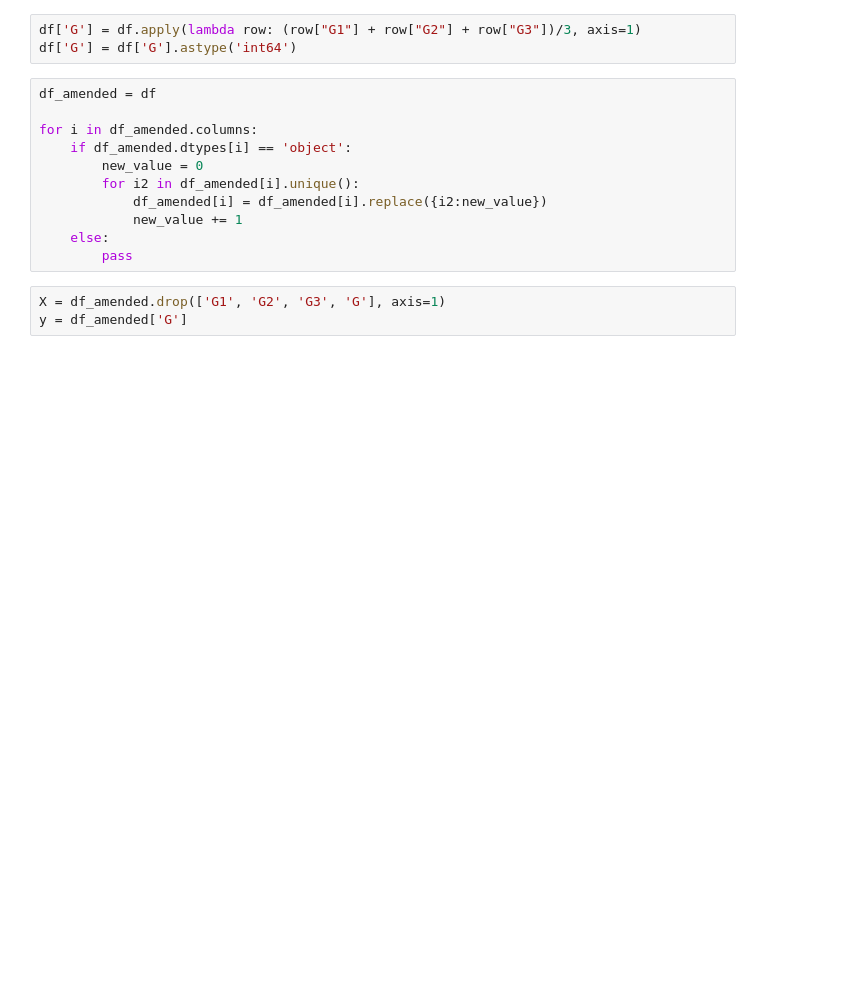
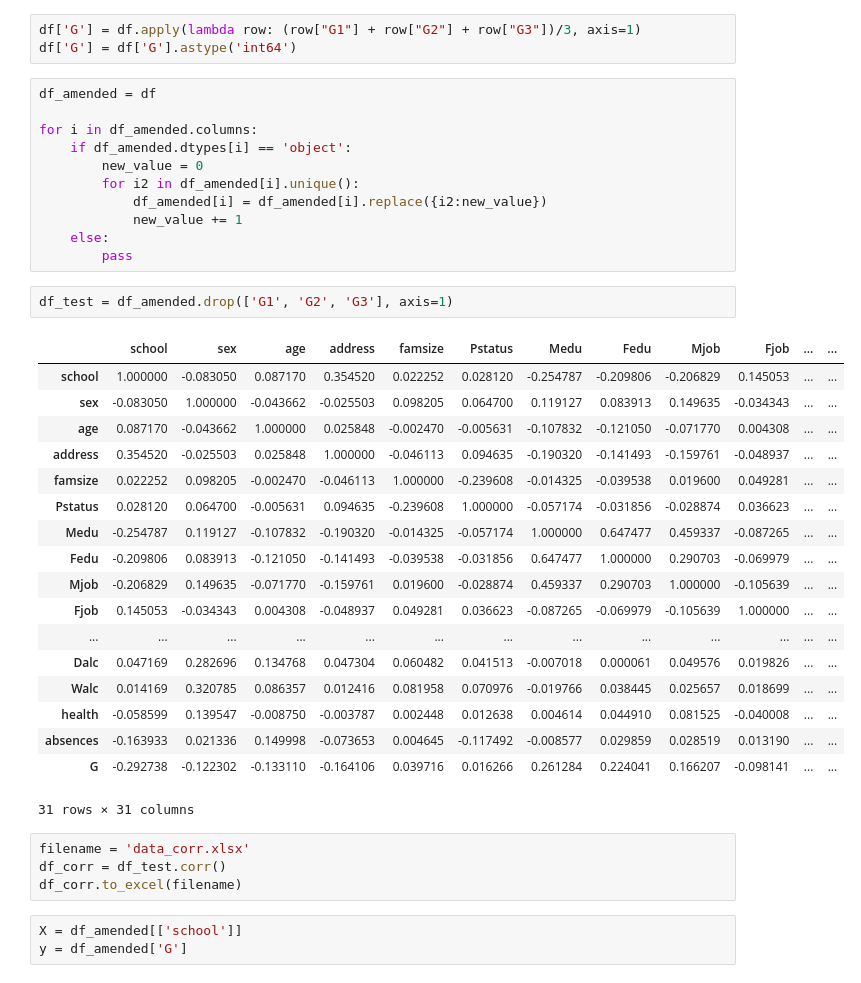
Before and after one commit to vpy-rain/Machine-Learning-Exercise, a Jupyter notebook: linear_regression.ipynb, the cells around one changed output. Saved outputs shown, nothing was run; the diff lists cells and outputs as text; blank space fills up the shorter version.

```diff
--- a/linear_regression.ipynb
+++ b/linear_regression.ipynb
@@ -20,8 +21,33 @@ for i in df_amended.columns:
     else:
         pass
 # %%
-X = df_amended.drop(['G1', 'G2', 'G3', 'G'], axis=1)
-y = df_amended['G']
+df_test = df_amended.drop(['G1', 'G2', 'G3'], axis=1)
+# %% [output]
+|  | school | sex | age | address | famsize | Pstatus | Medu | Fedu | Mjob | Fjob | ... | ... |
+| school | 1.000000 | -0.083050 | 0.087170 | 0.354520 | 0.022252 | 0.028120 | -0.254787 | -0.209806 | -0.206829 | 0.145053 | ... | ... |
+| sex | -0.083050 | 1.000000 | -0.043662 | -0.025503 | 0.098205 | 0.064700 | 0.119127 | 0.083913 | 0.149635 | -0.034343 | ... | ... |
+| age | 0.087170 | -0.043662 | 1.000000 | 0.025848 | -0.002470 | -0.005631 | -0.107832 | -0.121050 | -0.071770 | 0.004308 | ... | ... |
+| address | 0.354520 | -0.025503 | 0.025848 | 1.000000 | -0.046113 | 0.094635 | -0.190320 | -0.141493 | -0.159761 | -0.048937 | ... | ... |
+| famsize | 0.022252 | 0.098205 | -0.002470 | -0.046113 | 1.000000 | -0.239608 | -0.014325 | -0.039538 | 0.019600 | 0.049281 | ... | ... |
+| Pstatus | 0.028120 | 0.064700 | -0.005631 | 0.094635 | -0.239608 | 1.000000 | -0.057174 | -0.031856 | -0.028874 | 0.036623 | ... | ... |
+| Medu | -0.254787 | 0.119127 | -0.107832 | -0.190320 | -0.014325 | -0.057174 | 1.000000 | 0.647477 | 0.459337 | -0.087265 | ... | ... |
+| Fedu | -0.209806 | 0.083913 | -0.121050 | -0.141493 | -0.039538 | -0.031856 | 0.647477 | 1.000000 | 0.290703 | -0.069979 | ... | ... |
+| Mjob | -0.206829 | 0.149635 | -0.071770 | -0.159761 | 0.019600 | -0.028874 | 0.459337 | 0.290703 | 1.000000 | -0.105639 | ... | ... |
+| Fjob | 0.145053 | -0.034343 | 0.004308 | -0.048937 | 0.049281 | 0.036623 | -0.087265 | -0.069979 | -0.105639 | 1.000000 | ... | ... |
+| ... | ... | ... | ... | ... | ... | ... | ... | ... | ... | ... | ... | ... |
+| Dalc | 0.047169 | 0.282696 | 0.134768 | 0.047304 | 0.060482 | 0.041513 | -0.007018 | 0.000061 | 0.049576 | 0.019826 | ... | ... |
+| Walc | 0.014169 | 0.320785 | 0.086357 | 0.012416 | 0.081958 | 0.070976 | -0.019766 | 0.038445 | 0.025657 | 0.018699 | ... | ... |
+| health | -0.058599 | 0.139547 | -0.008750 | -0.003787 | 0.002448 | 0.012638 | 0.004614 | 0.044910 | 0.081525 | -0.040008 | ... | ... |
+| absences | -0.163933 | 0.021336 | 0.149998 | -0.073653 | 0.004645 | -0.117492 | -0.008577 | 0.029859 | 0.028519 | 0.013190 | ... | ... |
+| G | -0.292738 | -0.122302 | -0.133110 | -0.164106 | 0.039716 | 0.016266 | 0.261284 | 0.224041 | 0.166207 | -0.098141 | ... | ... |
+31 rows × 31 columns
+# %%
+filename = 'data_corr.xlsx'
+df_corr = df_test.corr()
+df_corr.to_excel(filename)
+# %%
+X = df_amended[['school']]
+y = df_amended['G']
 # %%
 from sklearn.model_selection import train_test_split
 
```
Also changed, not shown: parts of 5 cells of this notebook, 4 other files.
